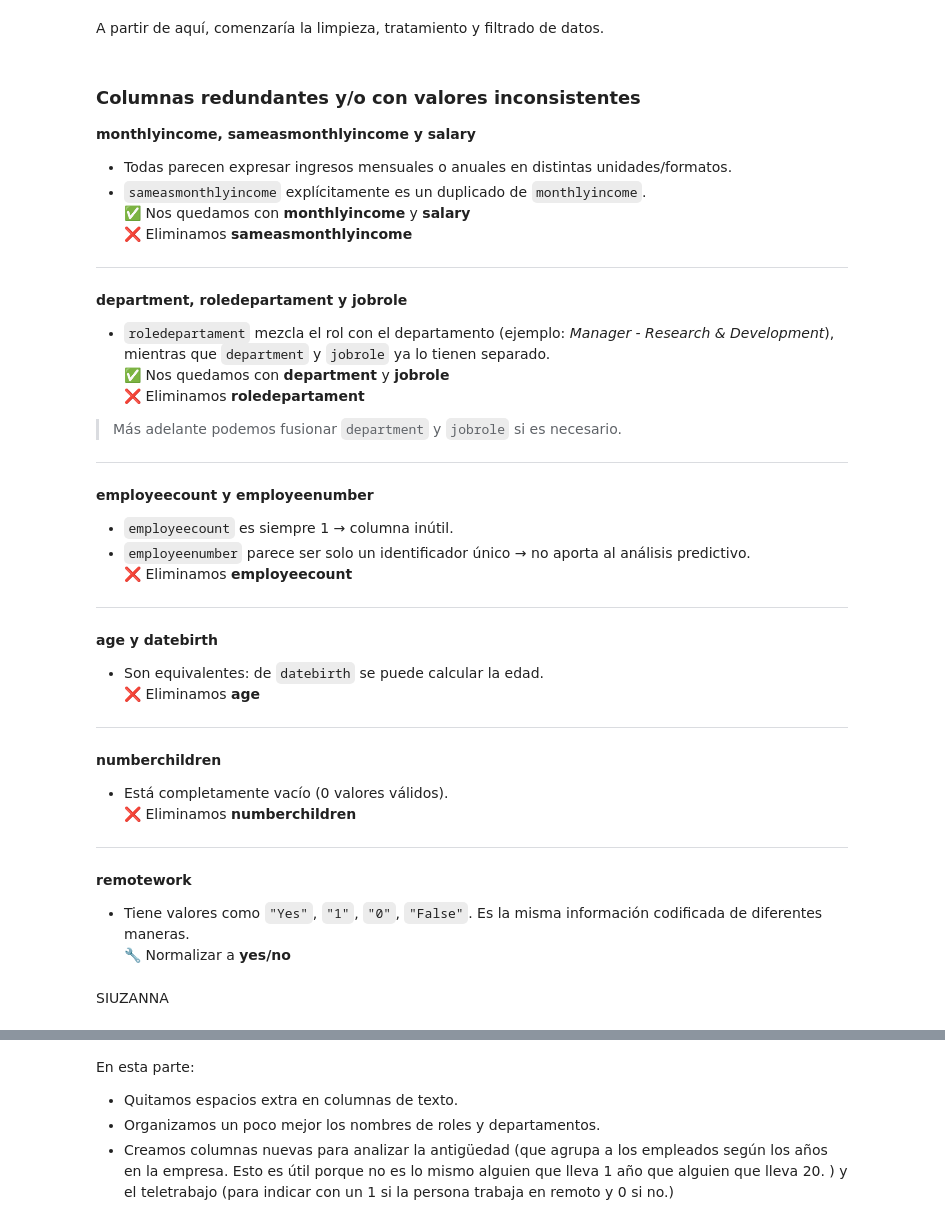
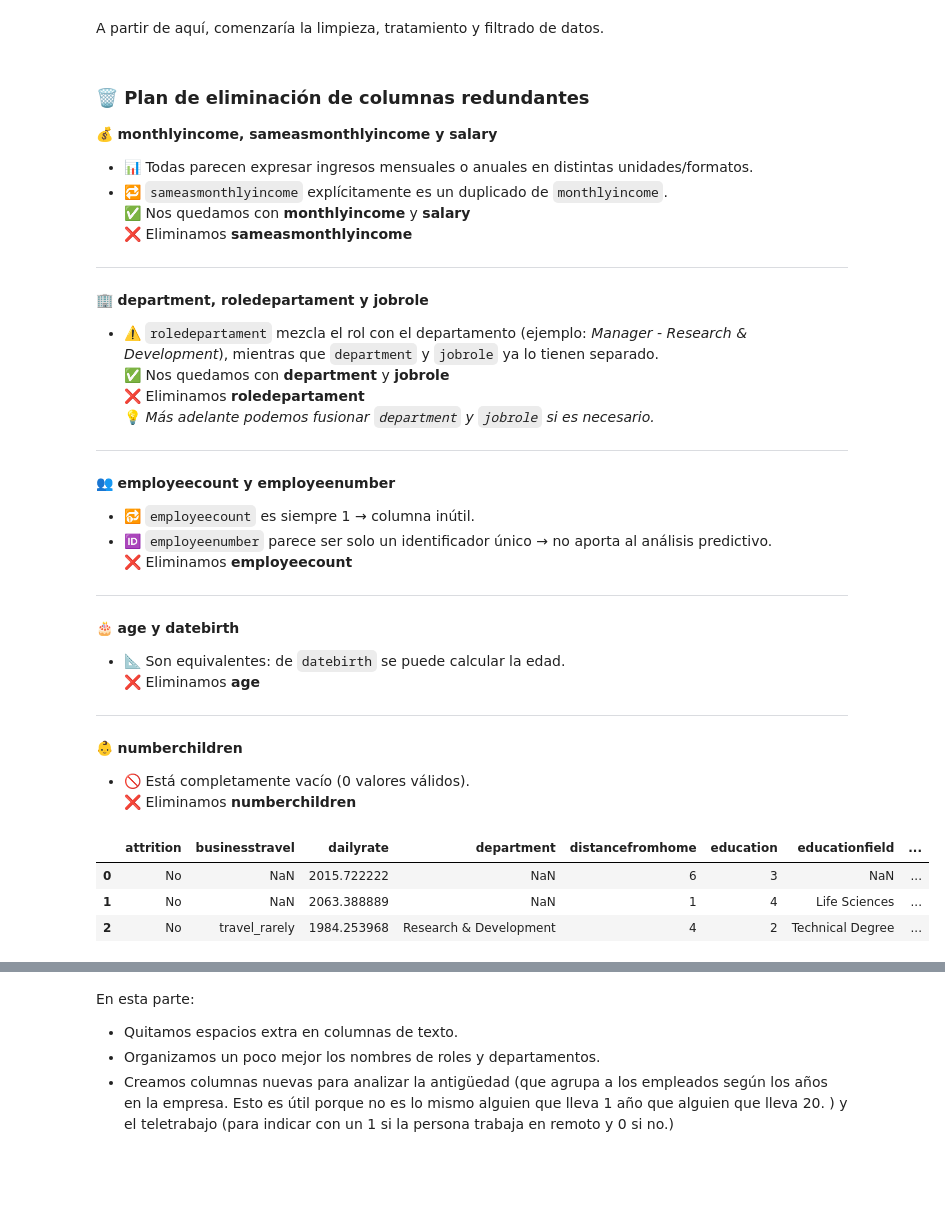
Before and after one commit to Ana-Duag/proyecto_3, a Jupyter notebook: Optimind_Analytics.ipynb, the cells around one changed output, grey strips where cells are left out. Saved outputs shown, nothing was run; the diff lists cells and outputs as text; code cells hidden in the pictures; blank space fills up the shorter version.

Commit message:
Creamos un plan de eliminación de columnas redundantes y otro para la normalización de columnas

```diff
--- a/Optimind_Analytics.ipynb
+++ b/Optimind_Analytics.ipynb
@@ -226,56 +125,48 @@ dtype: int64
 # %%
-df_copia = df.copy()
+df_copy = df.copy()
 # %% [markdown]
 Este es un primer EDA sin haber tratado los nulos, las columnas redundantes y los resultados inconsistentes, por lo que si bien es una primera aproximación de los datos que tenemos, los resultados reales podrían estar bastante alejados de estos resultados. Es necesario en cada momento contextualizar las condiciones en las que se han obtenido los datos.
 # %% [markdown]
 A partir de aquí, comenzaría la limpieza, tratamiento y filtrado de datos.
 # %% [markdown]
-### Columnas redundantes y/o con valores inconsistentes
+### 🗑️ Plan de eliminación de columnas redundantes
 
-**monthlyincome, sameasmonthlyincome y salary**
-- Todas parecen expresar ingresos mensuales o anuales en distintas unidades/formatos.
-- `sameasmonthlyincome` explícitamente es un duplicado de `monthlyincome`.
+💰 **monthlyincome, sameasmonthlyincome y salary**
+- 📊 Todas parecen expresar ingresos mensuales o anuales en distintas unidades/formatos.
+- 🔁 `sameasmonthlyincome` explícitamente es un duplicado de `monthlyincome`.
 ✅ Nos quedamos con **monthlyincome** y **salary**
 ❌ Eliminamos **sameasmonthlyincome**
 
 ---
 
-**department, roledepartament y jobrole**
-- `roledepartament` mezcla el rol con el departamento (ejemplo: *Manager - Research & Development*), mientras que `department` y `jobrole` ya lo tienen separado.
+🏢 **department, roledepartament y jobrole**
+- ⚠️ `roledepartament` mezcla el rol con el departamento (ejemplo: *Manager - Research & Development*), mientras que `department` y `jobrole` ya lo tienen separado.
 ✅ Nos quedamos con **department** y **jobrole**
 ❌ Eliminamos **roledepartament**
-> Más adelante podemos fusionar `department` y `jobrole` si es necesario.
+💡 *Más adelante podemos fusionar `department` y `jobrole` si es necesario.*
 
 ---
 
-**employeecount y employeenumber**
-- `employeecount` es siempre 1 → columna inútil.
-- `employeenumber` parece ser solo un identificador único → no aporta al análisis predictivo.
+👥 **employeecount y employeenumber**
+- 🔂 `employeecount` es siempre 1 → columna inútil.
+- 🆔 `employeenumber` parece ser solo un identificador único → no aporta al análisis predictivo.
 ❌ Eliminamos **employeecount**
 
 ---
 
-**age y datebirth**
-- Son equivalentes: de `datebirth` se puede calcular la edad.
+🎂 **age y datebirth**
+- 📐 Son equivalentes: de `datebirth` se puede calcular la edad.
 ❌ Eliminamos **age**
 
 ---
 
-**numberchildren**
-- Está completamente vacío (0 valores válidos).
+👶 **numberchildren**
+- 🚫 Está completamente vacío (0 valores válidos).
 ❌ Eliminamos **numberchildren**
-
----
-
-**remotework**
-- Tiene valores como `"Yes"`, `"1"`, `"0"`, `"False"`. Es la misma información codificada de diferentes maneras.
-🔧 Normalizar a **yes/no**
 # %%
-import pandas as pd
-
-def drop_redundant_columns(input_path: str, output_path: str) -> None:
+def drop_redundant_columns(df_copy: pd.DataFrame) -> pd.DataFrame:
     """
-    Lee un CSV, elimina columnas redundantes y guarda un nuevo CSV limpio.
+    Elimina columnas redundantes de un DataFrame y devuelve una copia limpia.
 
     Columnas eliminadas:
     - sameasmonthlyincome
@@ -291,7 +182,16 @@ def drop_redundant_columns(input_path: str, output_path: str) -> None:
         "age",
         "numberchildren"
     ]
+
     # Eliminar columnas si existen
-    df_clean = df_copia.drop(columns=[c for c in cols_to_drop if c in df_copia.columns])
+    df_clean = df_copy.drop(columns=[c for c in cols_to_drop if c in df_copy.columns])
+
+    return df_clean
-# %% [markdown]
-SIUZANNA
+# %%
+df_copy = drop_redundant_columns(df_copy)
+df_copy.head(3)
+# %% [output]
+|  | attrition | businesstravel | dailyrate | department | distancefromhome | education | educationfield | ... |
+| 0 | No | NaN | 2015.722222 | NaN | 6 | 3 | NaN | ... |
+| 1 | No | NaN | 2063.388889 | NaN | 1 | 4 | Life Sciences | ... |
+| 2 | No | travel_rarely | 1984.253968 | Research & Development | 4 | 2 | Technical Degree | ... |
```
Also changed, not shown: parts of 9 cells of this notebook, 1 other file.
